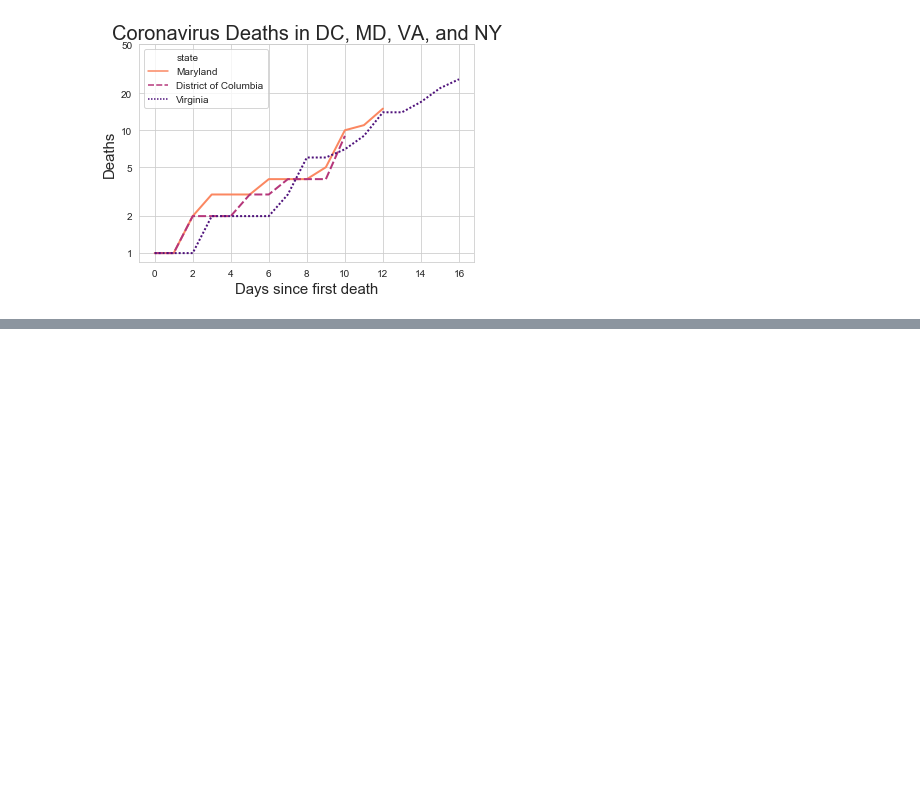
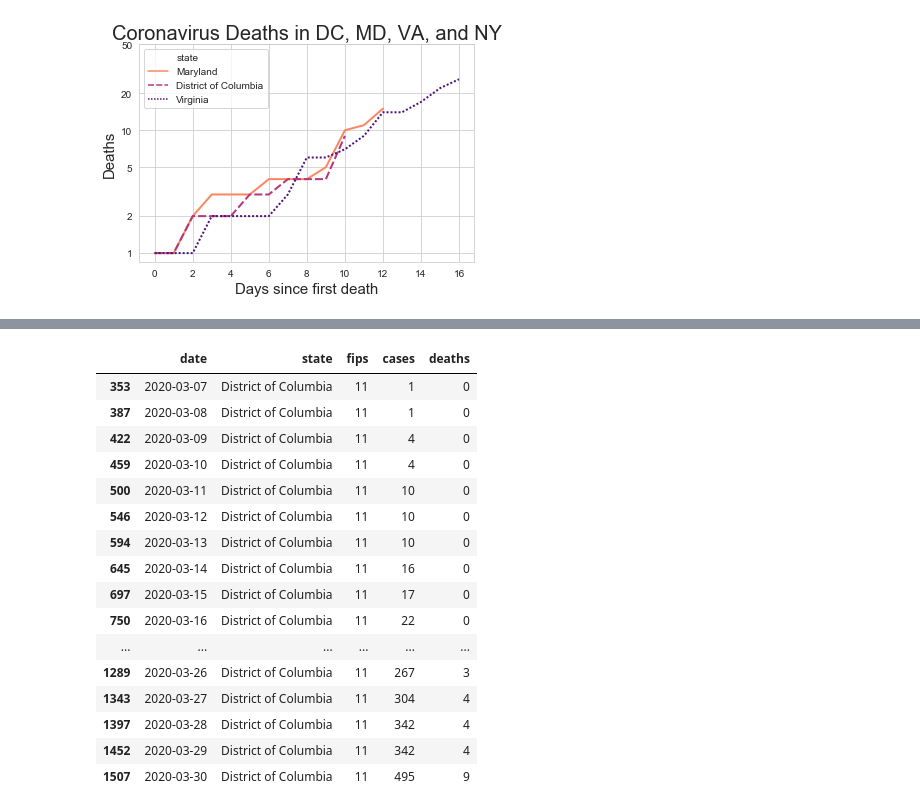
Before and after one commit to histed/DC-area-coronavirus-tracking, a Jupyter notebook: 200331-HG-NYT-Covid.ipynb, the cells around one changed output, grey strips where cells are left out. Cells and saved outputs as stored; diff of their text form; code cells hidden in the pictures; blank space fills up the shorter version.

```diff
--- a/200331-HG-NYT-Covid.ipynb
+++ b/200331-HG-NYT-Covid.ipynb
@@ -85,0 +112,20 @@ plt.legend(fontsize = 10)
+# %%
+DC
+# %% [output]
+|  | date | state | fips | cases | deaths |
+| 353 | 2020-03-07 | District of Columbia | 11 | 1 | 0 |
+| 387 | 2020-03-08 | District of Columbia | 11 | 1 | 0 |
+| 422 | 2020-03-09 | District of Columbia | 11 | 4 | 0 |
+| 459 | 2020-03-10 | District of Columbia | 11 | 4 | 0 |
+| 500 | 2020-03-11 | District of Columbia | 11 | 10 | 0 |
+| 546 | 2020-03-12 | District of Columbia | 11 | 10 | 0 |
+| 594 | 2020-03-13 | District of Columbia | 11 | 10 | 0 |
+| 645 | 2020-03-14 | District of Columbia | 11 | 16 | 0 |
+| 697 | 2020-03-15 | District of Columbia | 11 | 17 | 0 |
+| 750 | 2020-03-16 | District of Columbia | 11 | 22 | 0 |
+| ... | ... | ... | ... | ... | ... |
+| 1289 | 2020-03-26 | District of Columbia | 11 | 267 | 3 |
+| 1343 | 2020-03-27 | District of Columbia | 11 | 304 | 4 |
+| 1397 | 2020-03-28 | District of Columbia | 11 | 342 | 4 |
+| 1452 | 2020-03-29 | District of Columbia | 11 | 342 | 4 |
+| 1507 | 2020-03-30 | District of Columbia | 11 | 495 | 9 |
```
Also changed, not shown: parts of 11 cells of this notebook, 6 other files.
